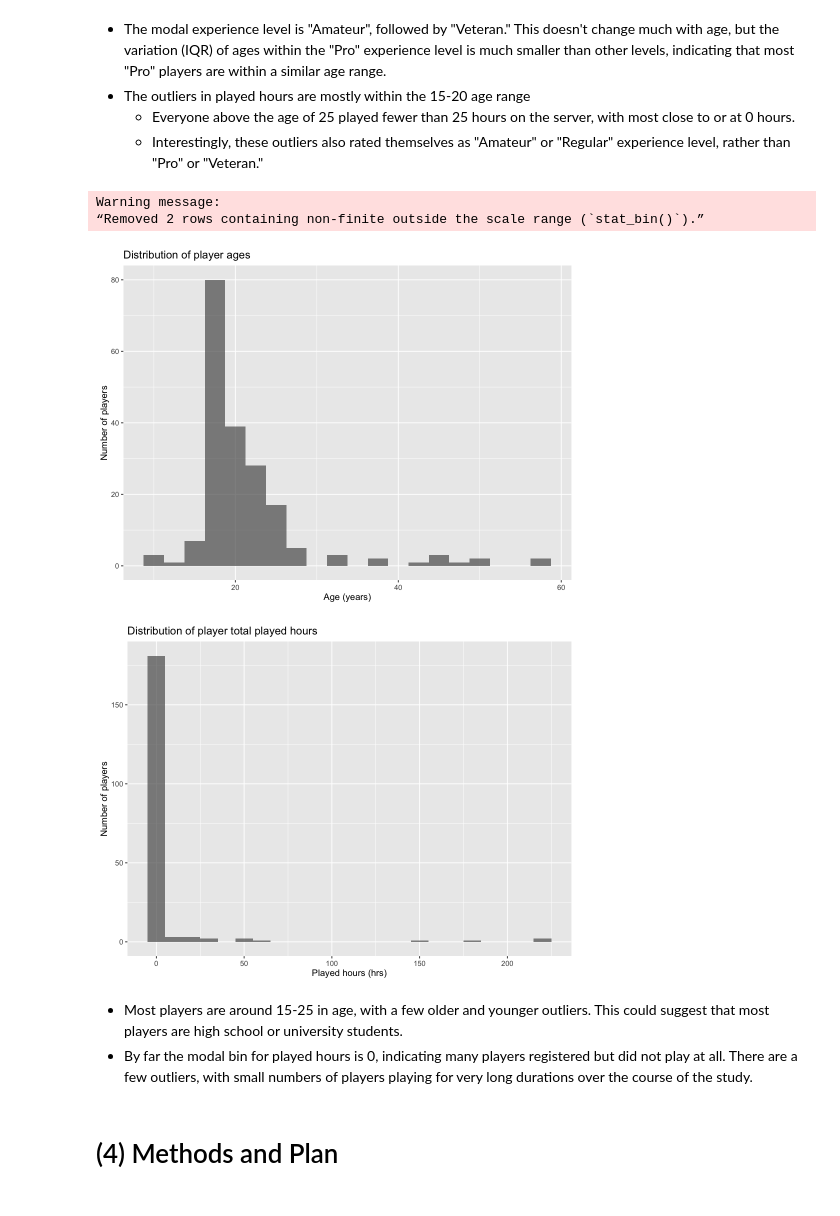
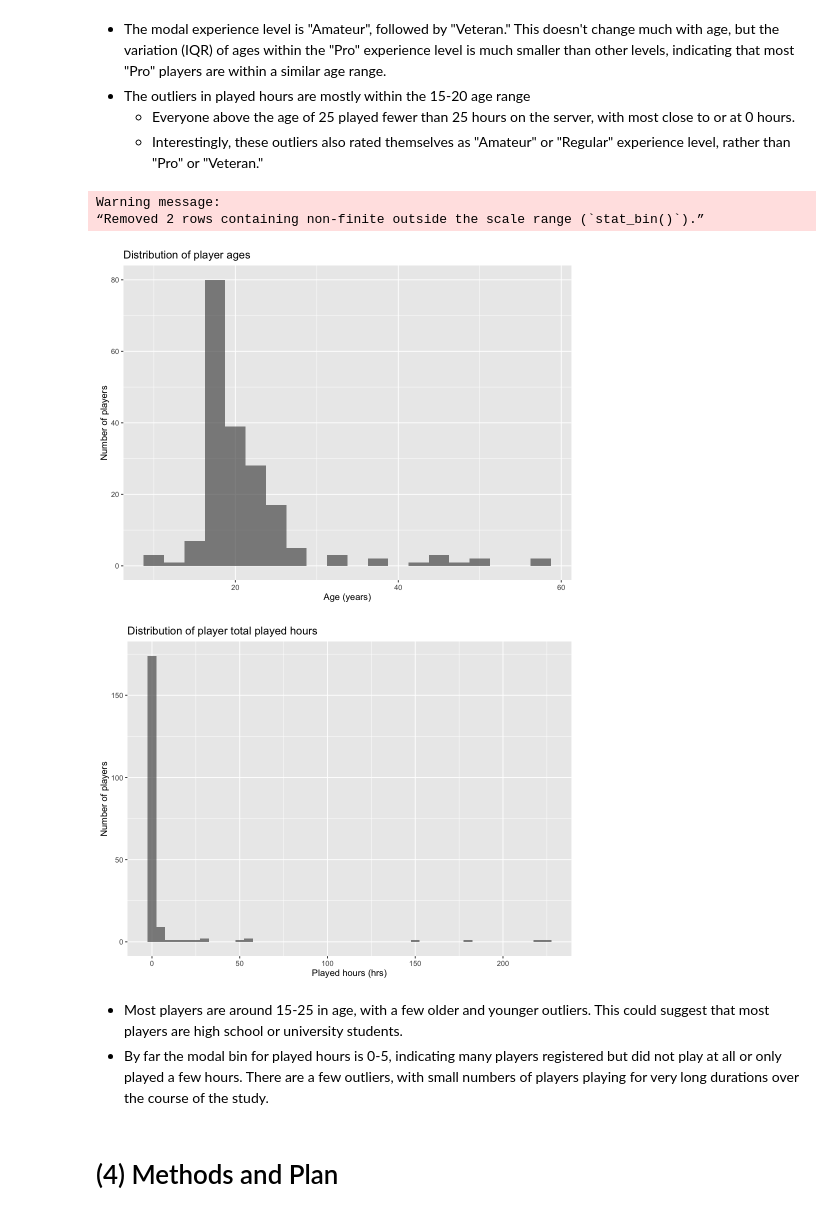
Before and after one commit to peteseta/dsci-100-project, a Jupyter notebook: planning-report.ipynb, the cells around one changed output. Drawn from its saved outputs; the diff is of its cells as text; code cells hidden in the pictures.

```diff
--- a/planning-report.ipynb
+++ b/planning-report.ipynb
@@ -269,32 +269,32 @@ Warning message:
 # %%
 # preliminary visualization - distribution of age of players
 options(repr.plot.width = 8, repr.plot.height = 6)
 players_ages <- players |>
     ggplot(aes(x = age)) +
     geom_histogram(binwidth = 2.5, alpha = 0.7) +
     labs(title = "Distribution of player ages",
          x = "Age (years)",
          y = "Number of players")
 
 players_ages
 
 # preliminary visualization - distribution of played hours
 players_played_hours <- players |>
     ggplot(aes(x = played_hours)) +
-    geom_histogram(binwidth = 10, alpha = 0.7) +
+    geom_histogram(binwidth = 5, alpha = 0.7) +
     labs(title = "Distribution of player total played hours",
          x = "Played hours (hrs)",
          y = "Number of players")
 
 players_played_hours
 # %% [output]
 Warning message:
 “Removed 2 rows containing non-finite outside the scale range (`stat_bin()`).”
 [figure]
-[figure, old version]
+[figure, new version]
 # %% [markdown]
 - Most players are around 15-25 in age, with a few older and younger outliers. This could suggest that most players are high school or university students.
-- By far the modal bin for played hours is 0, indicating many players registered but did not play at all. There are a few outliers, with small numbers of players playing for very long durations over the course of the study.
+- By far the modal bin for played hours is 0-5, indicating many players registered but did not play at all or only played a few hours. There are a few outliers, with small numbers of players playing for very long durations over the course of the study.
 # %% [markdown]
 # (4) Methods and Plan
 <!-- Propose one method to address your question of interest using the selected dataset and explain why it was chosen. Do not perform any modelling or present results at this stage. We are looking for high-level planning regarding model choice and justifying that choice.
```
Also changed, not shown: parts of 1 cell of this notebook.
